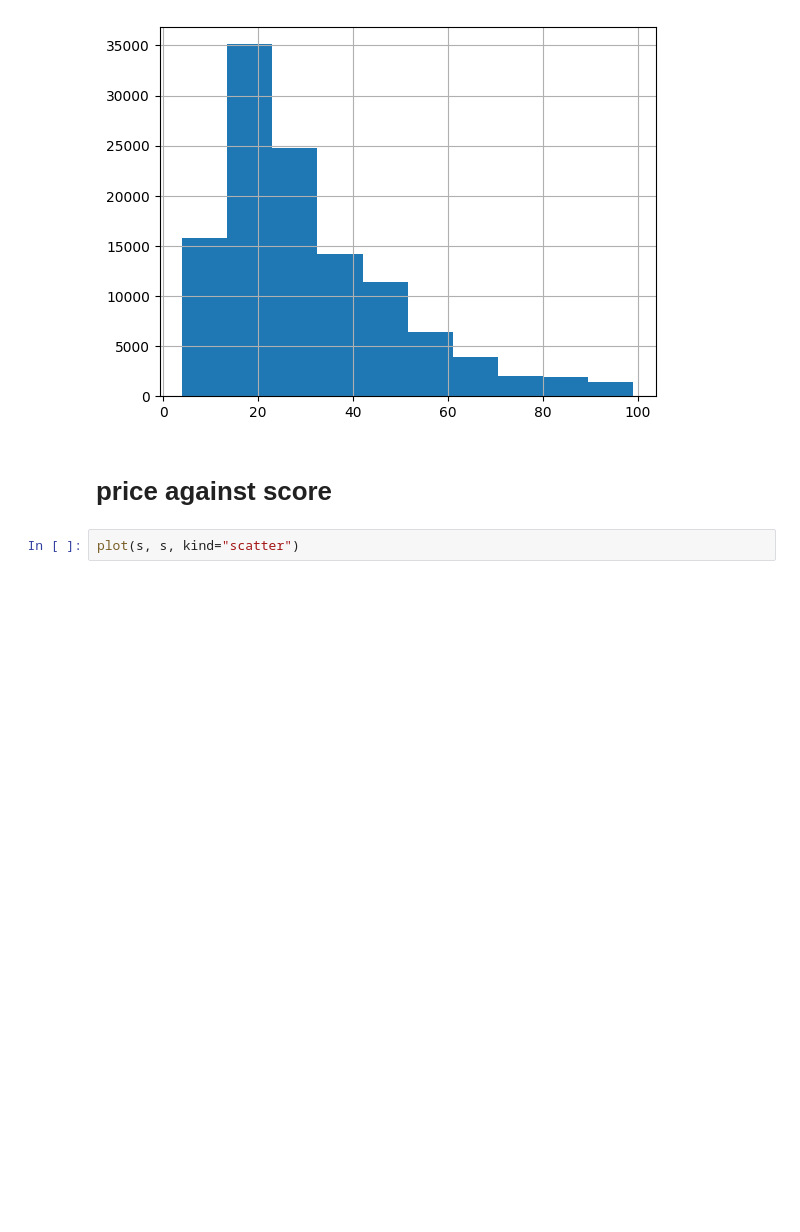
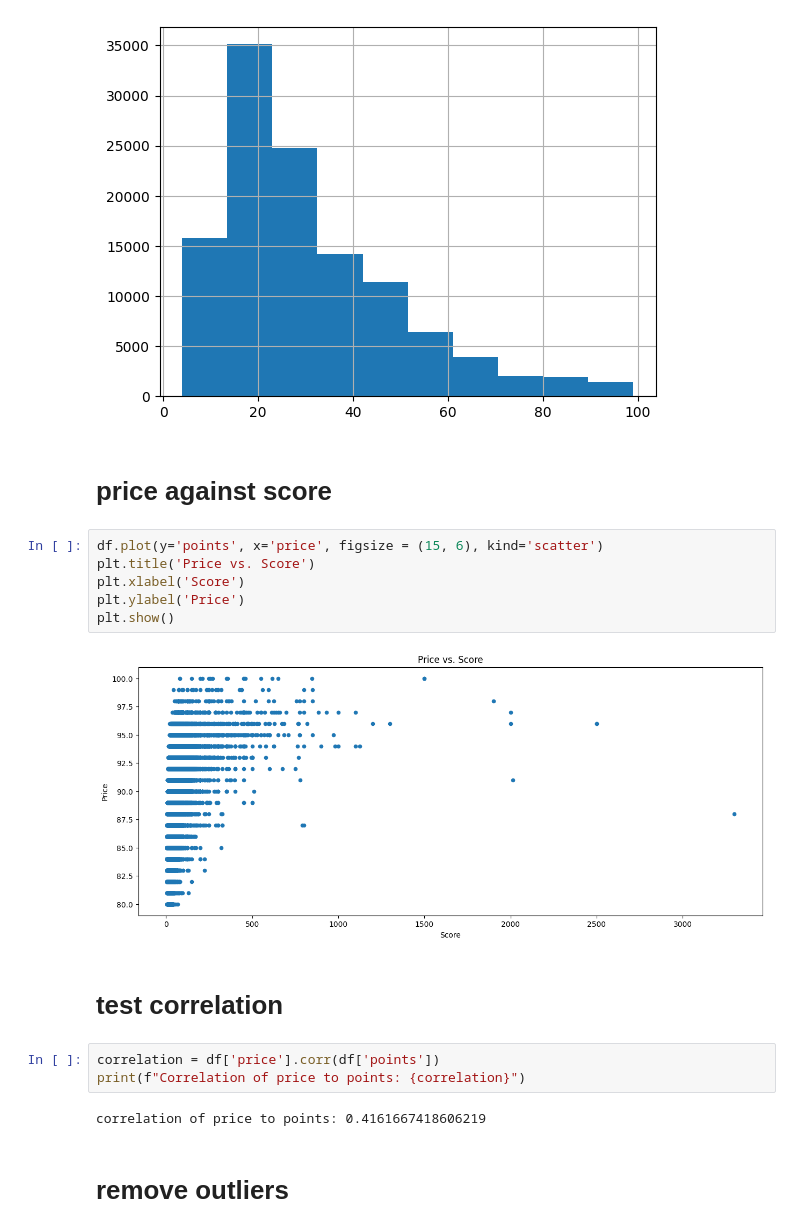
Before and after one commit to kaufman79/wines_data_analysis, a Jupyter notebook: main.ipynb, the cells around one changed output. Drawn from its saved outputs; the diff is of its cells as text; blank space fills up the shorter version.

```diff
--- a/main.ipynb
+++ b/main.ipynb
@@ -93,4 +101,19 @@ df.loc[df["price"] < 100]["price"].hist()
 # %% [markdown]
 # price against score
 # %%
-plot(s, s, kind="scatter")
+df.plot(y='points', x='price', figsize = (15, 6), kind='scatter')
+plt.title('Price vs. Score')
+plt.xlabel('Score')
+plt.ylabel('Price')
+plt.show()
+# %% [output]
+[figure, added]
+# %% [markdown]
+# test correlation
+# %%
+correlation = df['price'].corr(df['points'])
+print(f"Correlation of price to points: {correlation}")
+# %% [output]
+correlation of price to points: 0.4161667418606219
+# %% [markdown]
+# remove outliers
```
Also changed, not shown: parts of 4 cells of this notebook.
